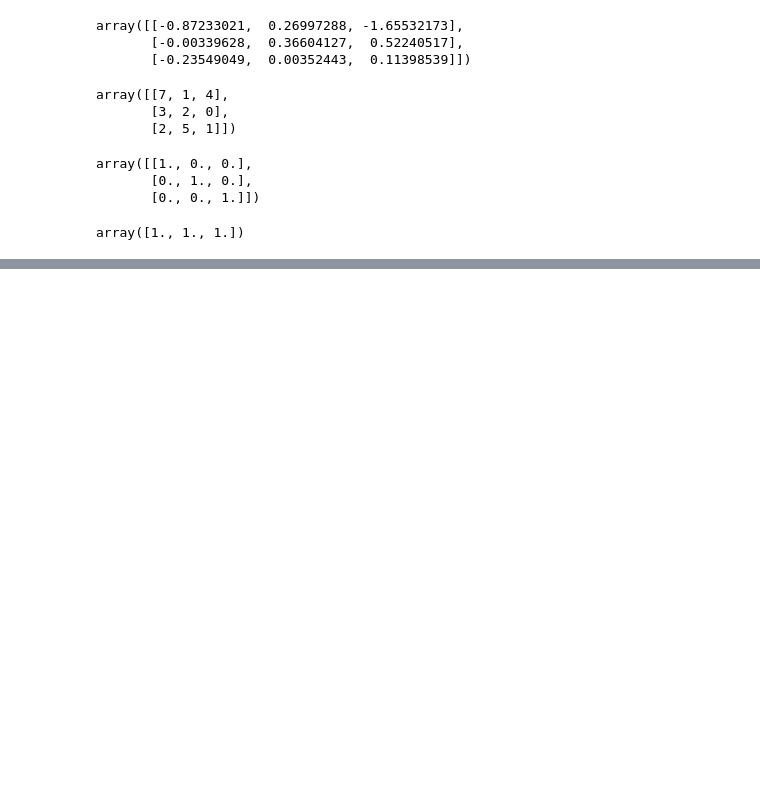
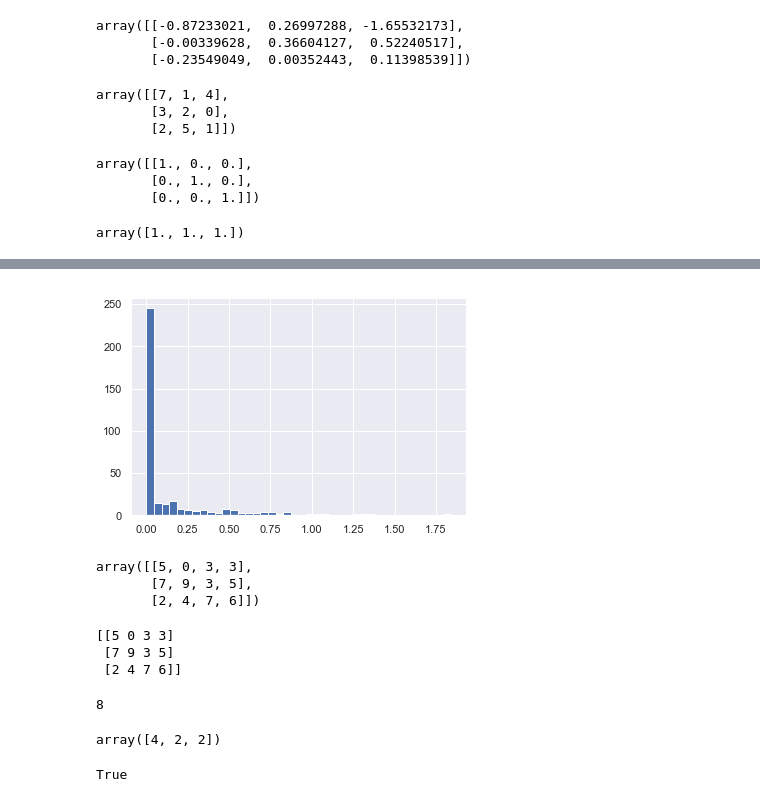
Before and after one commit to Mimic01/datahound, a Jupyter notebook: numpy_dsh.ipynb, the cells around one changed output, grey strips where cells are left out. Drawn from its saved outputs; the diff is of its cells as text; code cells hidden in the pictures; blank space fills up the shorter version.

```diff
--- a/numpy_dsh.ipynb
+++ b/numpy_dsh.ipynb
@@ -63,0 +790,34 @@ array([1., 1., 1.])
+# %%
+plt.hist(inches,40);
+# %% [output]
+[figure, added]
+# %%
+rng=np.random.RandomState(0)
+x=rng.randint(10,size=(3,4))
+x
+# %% [output]
+array([[5, 0, 3, 3],
+       [7, 9, 3, 5],
+       [2, 4, 7, 6]])
+# %%
+#Boolean arrays
+print(x)
+# %% [output]
+[[5 0 3 3]
+ [7 9 3 5]
+ [2 4 7 6]]
+# %%
+#how many values less than 6?
+np.count_nonzero(x<6)
+# %% [output]
+8
+# %%
+#how many values less than 6 in each row
+np.sum(x<6,axis=1)
+# %% [output]
+array([4, 2, 2])
+# %%
+#are there any values greater than 8?
+np.any(x>8)
+# %% [output]
+True
```
Also changed, not shown: parts of 122 cells of this notebook.
